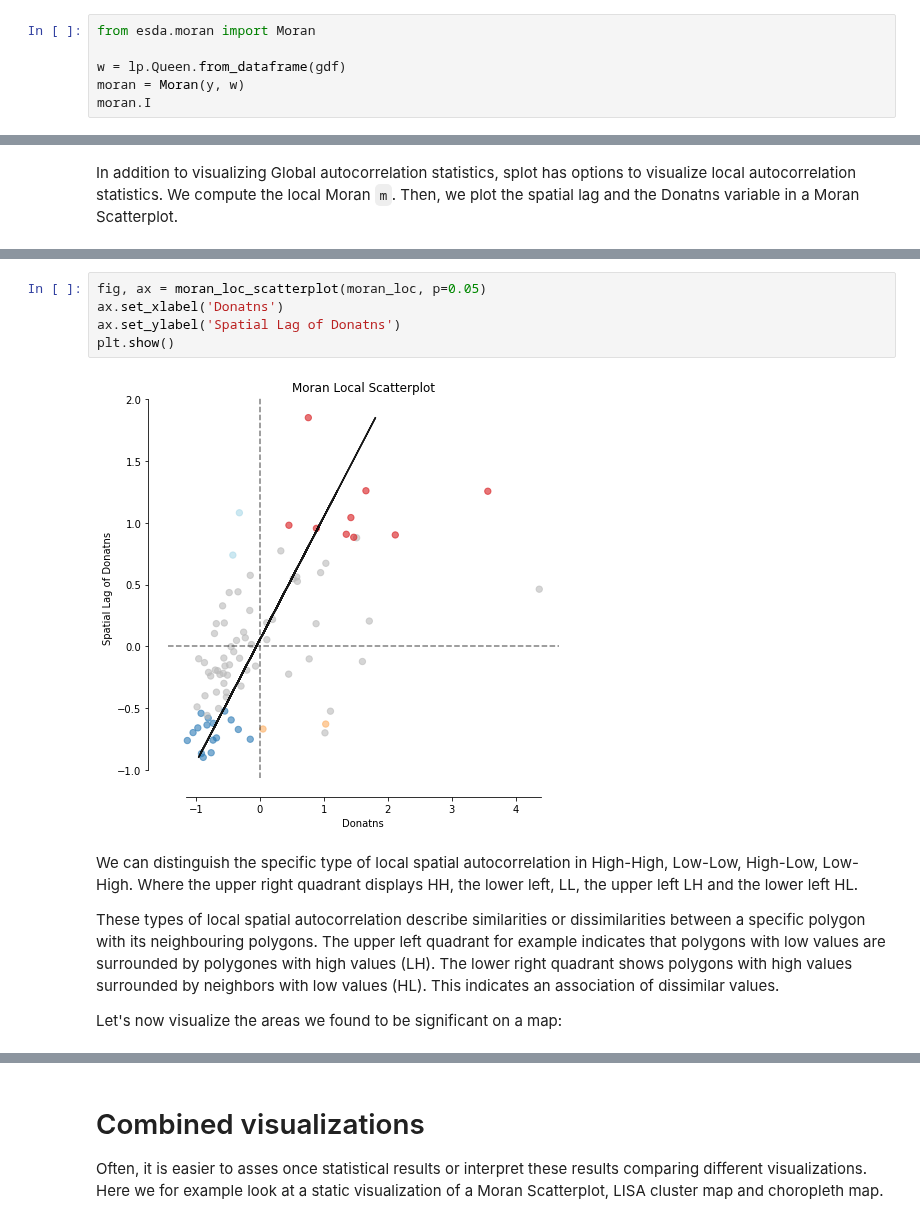
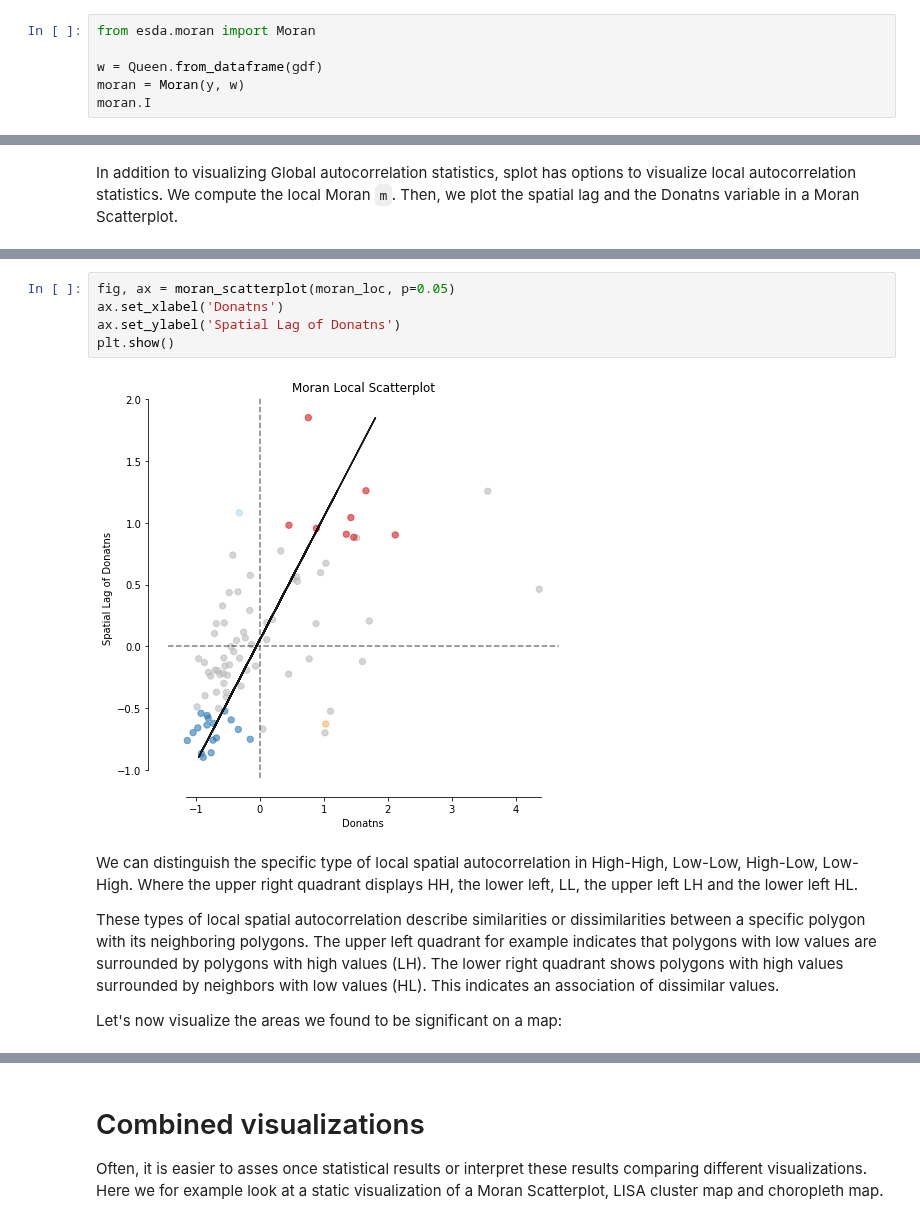
Before and after one commit to pysal/splot, a Jupyter notebook: notebooks/esda_morans_viz.ipynb, the cells around one changed output, grey strips where cells are left out. Cells and saved outputs as stored; diff of their text form.

```diff
--- a/notebooks/esda_morans_viz.ipynb
+++ b/notebooks/esda_morans_viz.ipynb
@@ -43,7 +43,7 @@ We calculate Moran's I. A test for global autocorrelation for a continuous attri
 # %%
 from esda.moran import Moran
 
-w = lp.Queen.from_dataframe(gdf)
+w = Queen.from_dataframe(gdf)
 moran = Moran(y, w)
 moran.I
 # %% [output]
@@ -79,17 +80,17 @@ plt.show()
 # %% [output]
 [figure]
 # %%
-fig, ax = moran_loc_scatterplot(moran_loc, p=0.05)
+fig, ax = moran_scatterplot(moran_loc, p=0.05)
 ax.set_xlabel('Donatns')
 ax.set_ylabel('Spatial Lag of Donatns')
 plt.show()
 # %% [output]
-[figure, old version]
+[figure, new version]
 # %% [markdown]
 We can distinguish the specific type of local spatial autocorrelation in High-High, Low-Low, High-Low, Low-High.
 Where the upper right quadrant displays HH, the lower left, LL, the upper left LH and the lower left HL.
 
-These types of local spatial autocorrelation describe similarities or dissimilarities between a specific polygon with its neighbouring polygons. The upper left quadrant for example indicates that polygons with low values are surrounded by polygones with high values (LH). The lower right quadrant shows polygons with high values surrounded by neighbors with low values (HL). This indicates an association of dissimilar values.
+These types of local spatial autocorrelation describe similarities or dissimilarities between a specific polygon with its neighboring polygons. The upper left quadrant for example indicates that polygons with low values are surrounded by polygons with high values (LH). The lower right quadrant shows polygons with high values surrounded by neighbors with low values (HL). This indicates an association of dissimilar values.
 
 Let's now visualize the areas we found to be significant on a map:
 # %%
```
Also changed, not shown: parts of 25 cells of this notebook, 5 other files.
